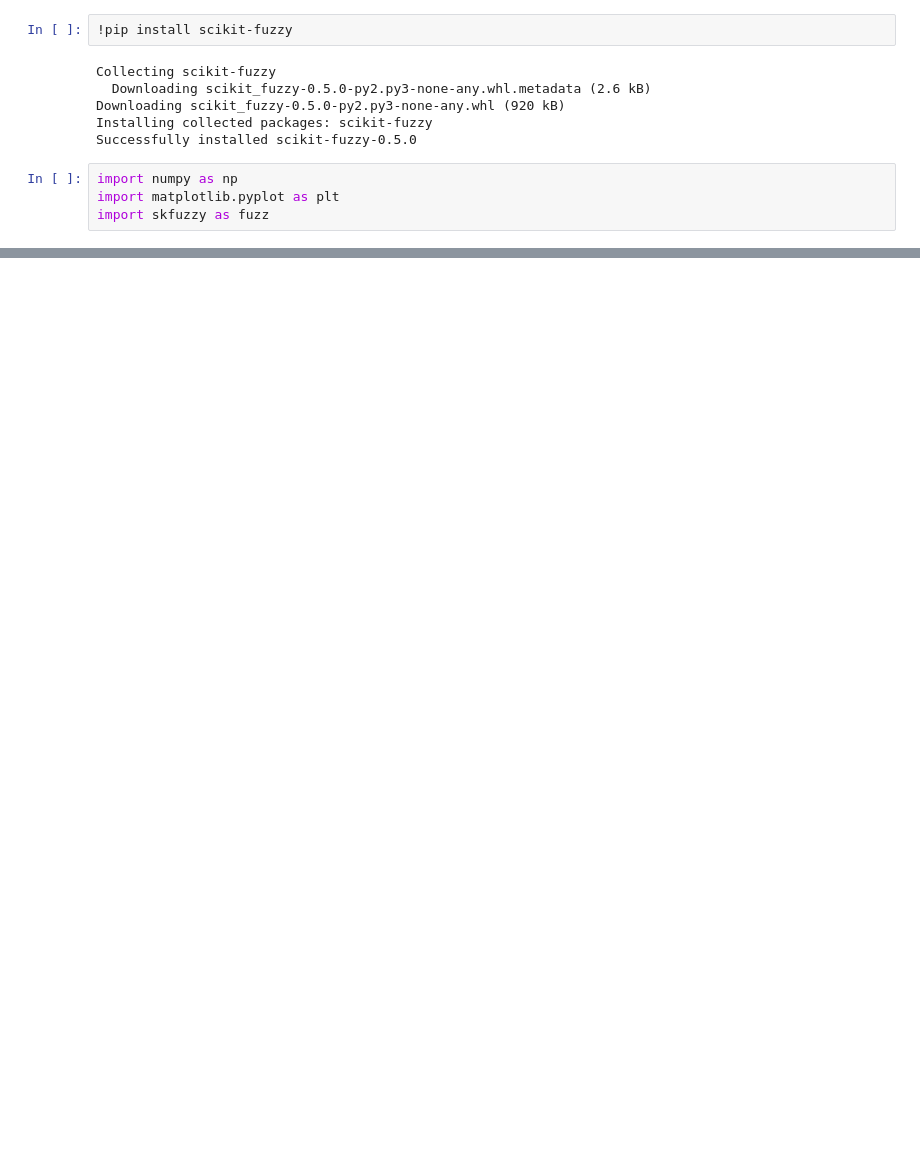
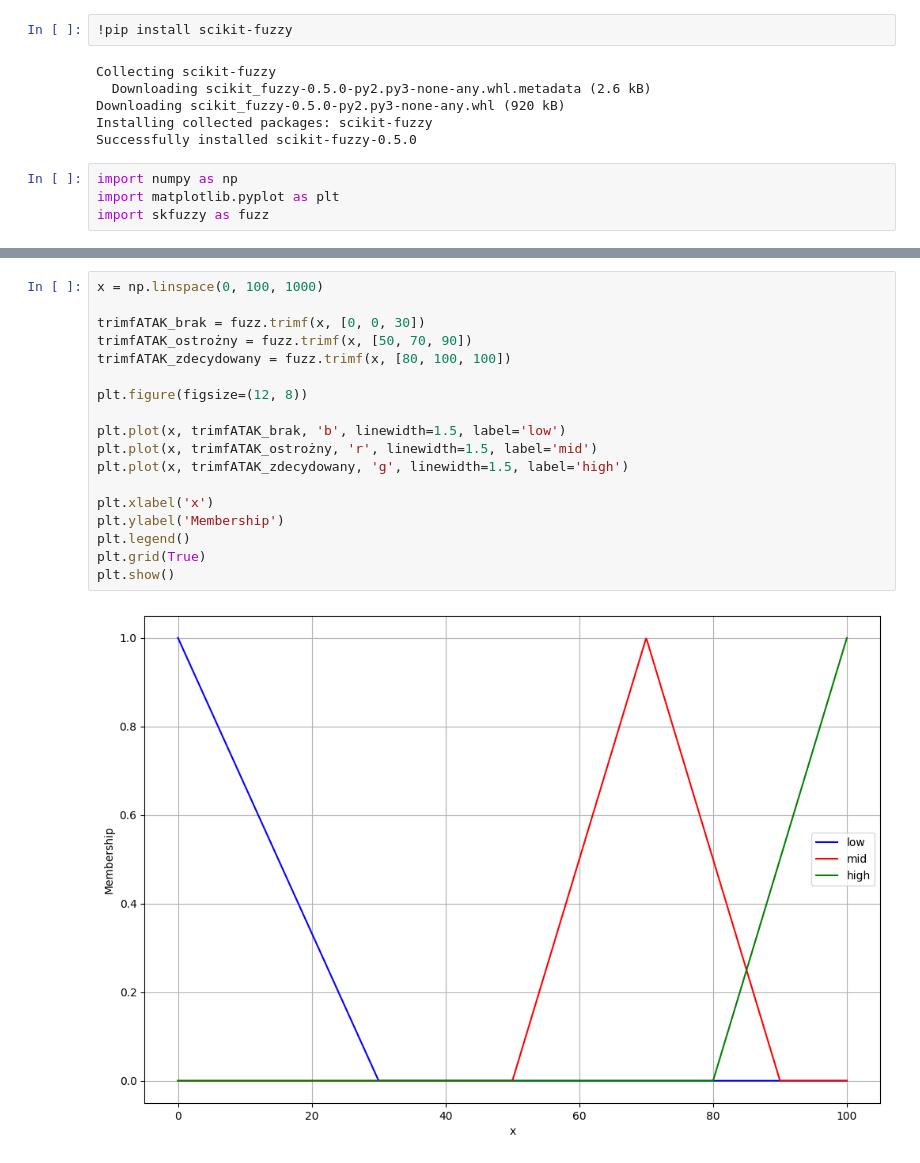
Before and after one commit to tak-creator/giganci, a Jupyter notebook: logika_rozmyta.ipynb, the cells around one changed output, grey strips where cells are left out. Cells and saved outputs as stored; diff of their text form; blank space fills up the shorter version.

```diff
--- a/logika_rozmyta.ipynb
+++ b/logika_rozmyta.ipynb
@@ -51,0 +71,20 @@ plt.show()
+# %%
+x = np.linspace(0, 100, 1000)
+
+trimfATAK_brak = fuzz.trimf(x, [0, 0, 30])
+trimfATAK_ostrożny = fuzz.trimf(x, [50, 70, 90])
+trimfATAK_zdecydowany = fuzz.trimf(x, [80, 100, 100])
+
+plt.figure(figsize=(12, 8))
+
+plt.plot(x, trimfATAK_brak, 'b', linewidth=1.5, label='low')
+plt.plot(x, trimfATAK_ostrożny, 'r', linewidth=1.5, label='mid')
+plt.plot(x, trimfATAK_zdecydowany, 'g', linewidth=1.5, label='high')
+
+plt.xlabel('x')
+plt.ylabel('Membership')
+plt.legend()
+plt.grid(True)
+plt.show()
+# %% [output]
+[figure, added]
```
Also changed, not shown: parts of 6 cells of this notebook.
